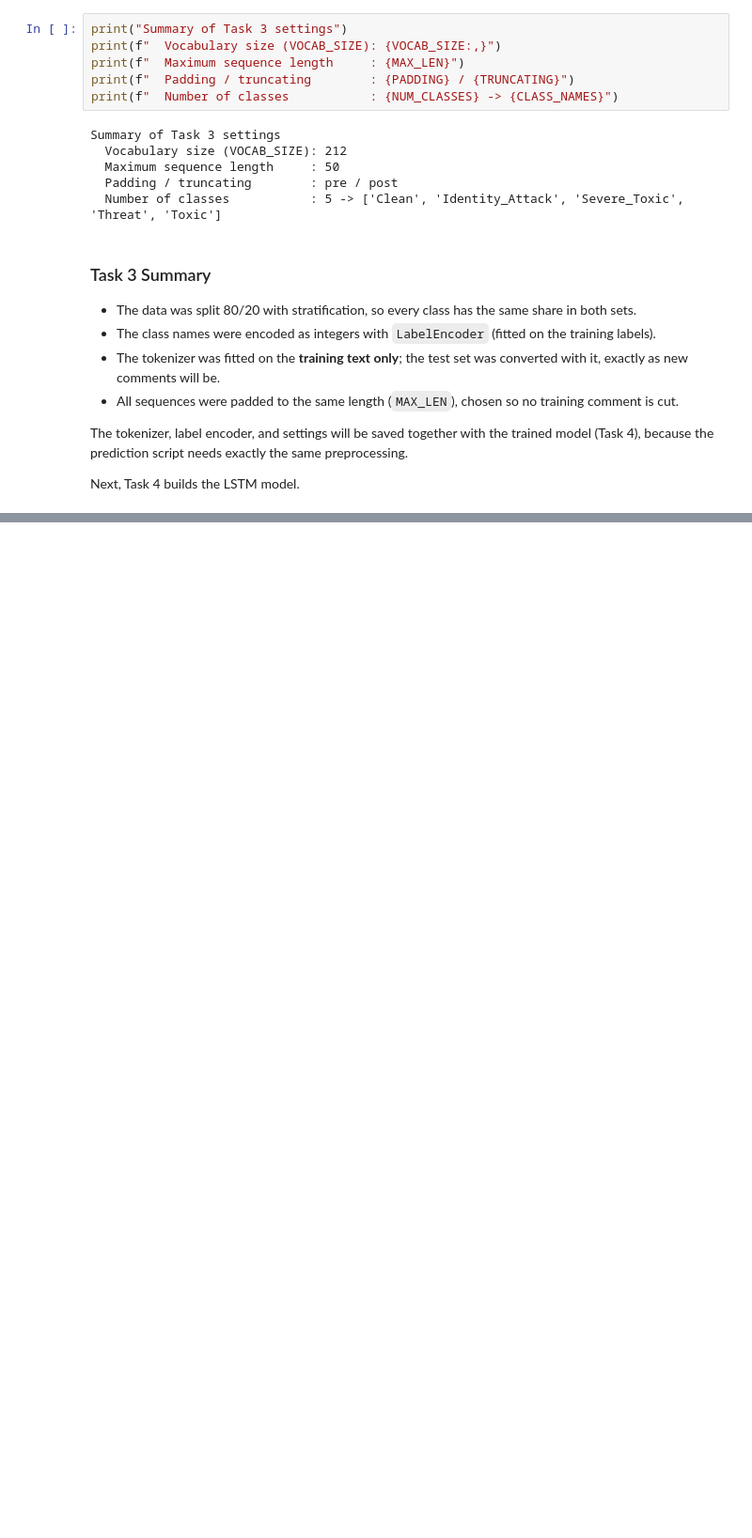
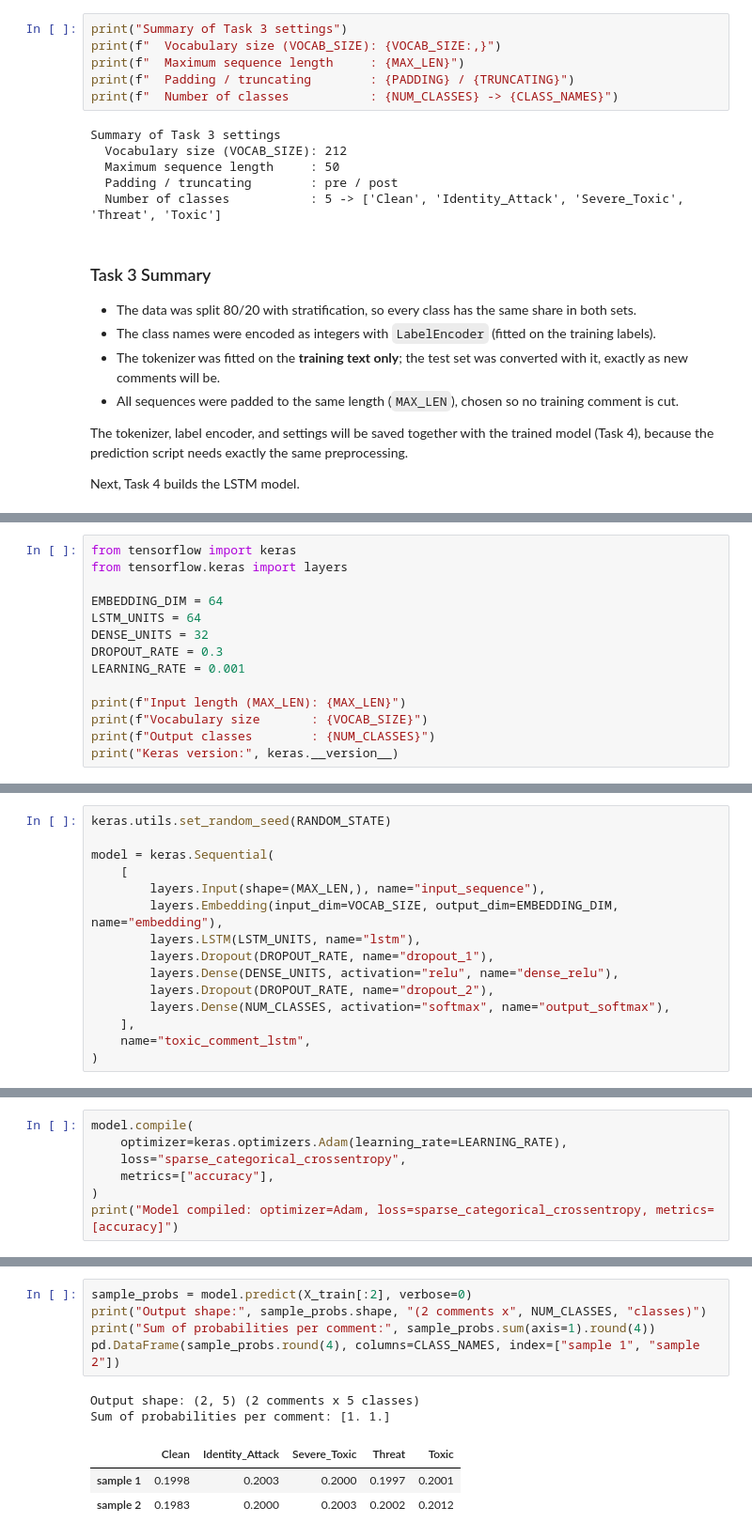
Before and after one commit to ah0890/toxic-comment-classification-dl, a Jupyter notebook: notebooks/toxic_comment_classification.ipynb, the cells around one changed output, grey strips where cells are left out. Shown at 94% size. Drawn from its saved outputs; the diff is of its cells as text; blank space fills up the shorter version.

Commit message:
feat: build LSTM toxicity classification model

```diff
--- a/notebooks/toxic_comment_classification.ipynb
+++ b/notebooks/toxic_comment_classification.ipynb
@@ -1037,0 +1057,14 @@ Next, Task 4 builds the LSTM model.
+# %%
+from tensorflow import keras
+from tensorflow.keras import layers
+
+EMBEDDING_DIM = 64
+LSTM_UNITS = 64
+DENSE_UNITS = 32
+DROPOUT_RATE = 0.3
+LEARNING_RATE = 0.001
+
+print(f"Input length (MAX_LEN): {MAX_LEN}")
+print(f"Vocabulary size       : {VOCAB_SIZE}")
+print(f"Output classes        : {NUM_CLASSES}")
+print("Keras version:", keras.__version__)
@@ -1037,0 +1090,15 @@ Next, Task 4 builds the LSTM model.
+# %%
+keras.utils.set_random_seed(RANDOM_STATE)
+
+model = keras.Sequential(
+    [
+        layers.Input(shape=(MAX_LEN,), name="input_sequence"),
+        layers.Embedding(input_dim=VOCAB_SIZE, output_dim=EMBEDDING_DIM, name="embedding"),
+        layers.LSTM(LSTM_UNITS, name="lstm"),
+        layers.Dropout(DROPOUT_RATE, name="dropout_1"),
+        layers.Dense(DENSE_UNITS, activation="relu", name="dense_relu"),
+        layers.Dropout(DROPOUT_RATE, name="dropout_2"),
+        layers.Dense(NUM_CLASSES, activation="softmax", name="output_softmax"),
+    ],
+    name="toxic_comment_lstm",
+)
@@ -1037,0 +1118,7 @@ Next, Task 4 builds the LSTM model.
+# %%
+model.compile(
+    optimizer=keras.optimizers.Adam(learning_rate=LEARNING_RATE),
+    loss="sparse_categorical_crossentropy",
+    metrics=["accuracy"],
+)
+print("Model compiled: optimizer=Adam, loss=sparse_categorical_crossentropy, metrics=[accuracy]")
@@ -1037,0 +1197,11 @@ Next, Task 4 builds the LSTM model.
+# %%
+sample_probs = model.predict(X_train[:2], verbose=0)
+print("Output shape:", sample_probs.shape, "(2 comments x", NUM_CLASSES, "classes)")
+print("Sum of probabilities per comment:", sample_probs.sum(axis=1).round(4))
+pd.DataFrame(sample_probs.round(4), columns=CLASS_NAMES, index=["sample 1", "sample 2"])
+# %% [output]
+Output shape: (2, 5) (2 comments x 5 classes)
+Sum of probabilities per comment: [1. 1.]
+|  | Clean | Identity_Attack | Severe_Toxic | Threat | Toxic |
+| sample 1 | 0.1998 | 0.2003 | 0.2000 | 0.1997 | 0.2001 |
+| sample 2 | 0.1983 | 0.2000 | 0.2003 | 0.2002 | 0.2012 |
```
Also changed, not shown: parts of 11 cells of this notebook, 2 other files.
